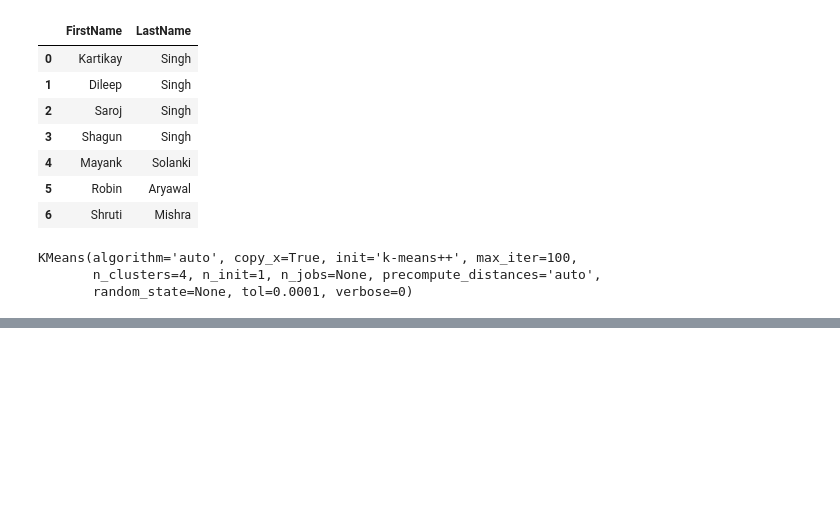
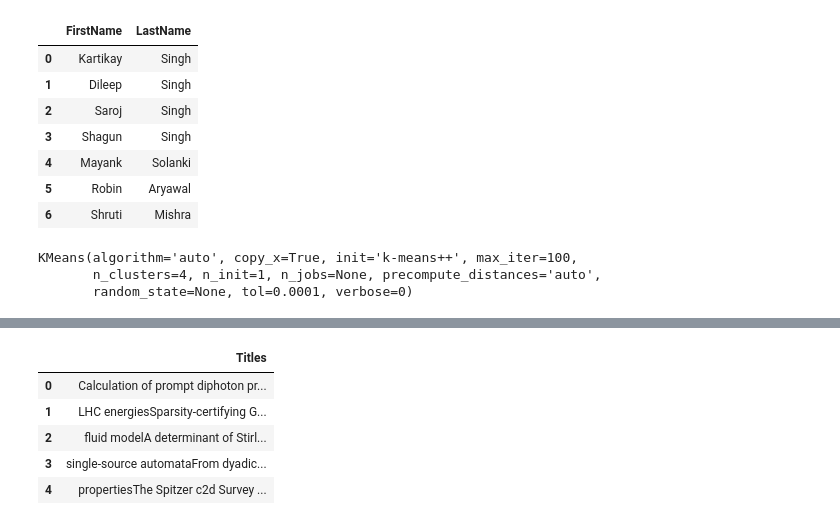
Before and after one commit to kartikay89/Data-Analysis, a Jupyter notebook: MachineLearning_ALgorithms.ipynb, the cells around one changed output, grey strips where cells are left out. Drawn from its saved outputs; the diff is of its cells as text; code cells hidden in the pictures; blank space fills up the shorter version.

```diff
--- a/MachineLearning_ALgorithms.ipynb
+++ b/MachineLearning_ALgorithms.ipynb
@@ -350,0 +370,10 @@ mishra
+# %%
+JournalDF = pd.DataFrame(textlist[0], columns=['Titles'])
+JournalDF.head()
+# %% [output]
+|  | Titles |
+| 0 | Calculation of prompt diphoton pr... |
+| 1 | LHC energiesSparsity-certifying G... |
+| 2 | fluid modelA determinant of Stirl... |
+| 3 | single-source automataFrom dyadic... |
+| 4 | propertiesThe Spitzer c2d Survey ... |
```
Also changed, not shown: parts of 22 cells of this notebook.
